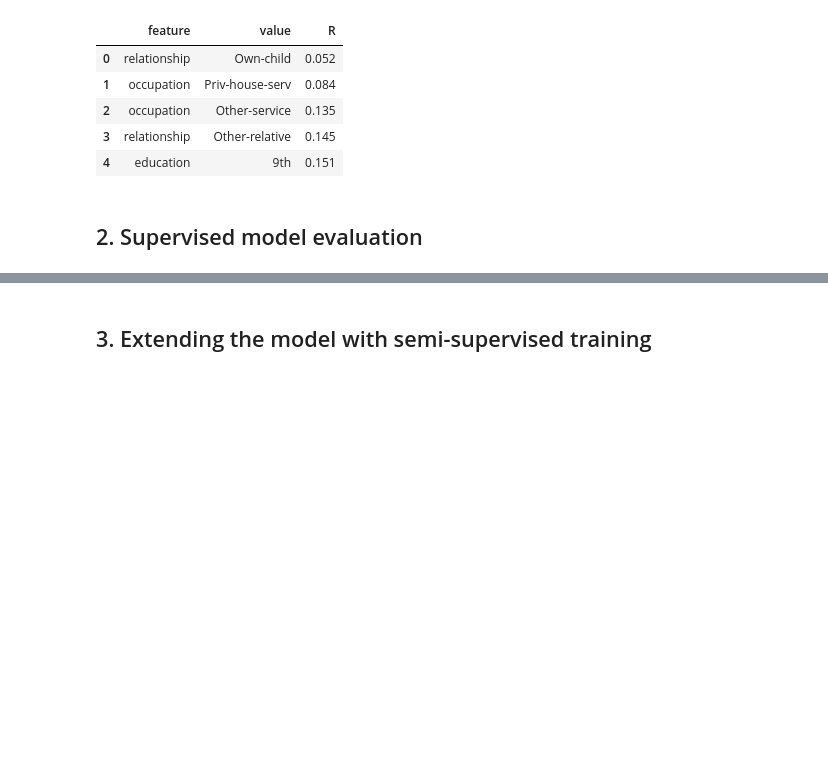
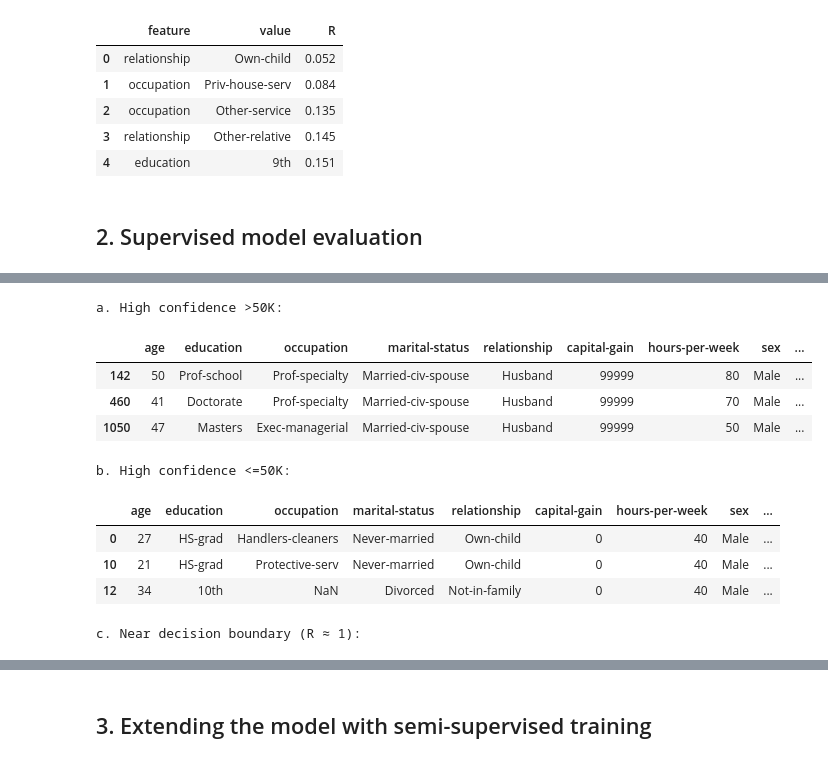
Before and after one commit to naynay-push-force/naive-bayes-classifier, a Jupyter notebook: nb_classif.ipynb, the cells around one changed output, grey strips where cells are left out. Saved outputs shown, nothing was run; the diff lists cells and outputs as text; code cells hidden in the pictures; blank space fills up the shorter version.

```diff
--- a/nb_classif.ipynb
+++ b/nb_classif.ipynb
@@ -305,0 +379,43 @@ Top 5 most predictive of <=50K (lowest R, i.e. strongly predicts low income):
+# %%
+# Q2.3: Confidence analysis using posterior ratio R = P(>50K|x) / P(<=50K|x)
+proba = model.predict_proba(X_test)
+R = proba[:, 1] / proba[:, 0]
+
+# Most interpretable features to display
+key_feats = ['age', 'education', 'occupation', 'marital-status',
+             'relationship', 'capital-gain', 'hours-per-week', 'sex']
+
+results = X_test[key_feats].copy()
+results['predicted'] = np.where(y_pred == 1, '>50K', '<=50K')
+results['actual']    = np.where(y_test.values == 1, '>50K', '<=50K')
+results['R']         = R.round(3)
+
+# a. Highest confidence >50K (largest R, among predicted >50K)
+high_pos = results[y_pred == 1].nlargest(3, 'R')
+
+# b. Highest confidence <=50K (smallest R, among predicted <=50K)
+high_neg = results[y_pred == 0].nsmallest(3, 'R')
+
+# c. Near decision boundary (R closest to 1)
+boundary = results.iloc[(np.abs(R - 1)).argsort()[:3]]
+
+print("a. High confidence >50K:")
+display(high_pos)
+
+print("\nb. High confidence <=50K:")
+display(high_neg)
+
+print("\nc. Near decision boundary (R ≈ 1):")
+display(boundary)
+# %% [output]
+a. High confidence >50K:
+|  | age | education | occupation | marital-status | relationship | capital-gain | hours-per-week | sex | ... |
+| 142 | 50 | Prof-school | Prof-specialty | Married-civ-spouse | Husband | 99999 | 80 | Male | ... |
+| 460 | 41 | Doctorate | Prof-specialty | Married-civ-spouse | Husband | 99999 | 70 | Male | ... |
+| 1050 | 47 | Masters | Exec-managerial | Married-civ-spouse | Husband | 99999 | 50 | Male | ... |
+b. High confidence <=50K:
+|  | age | education | occupation | marital-status | relationship | capital-gain | hours-per-week | sex | ... |
+| 0 | 27 | HS-grad | Handlers-cleaners | Never-married | Own-child | 0 | 40 | Male | ... |
+| 10 | 21 | HS-grad | Protective-serv | Never-married | Own-child | 0 | 40 | Male | ... |
+| 12 | 34 | 10th | NaN | Divorced | Not-in-family | 0 | 40 | Male | ... |
+c. Near decision boundary (R ≈ 1):
```
Also changed, not shown: parts of 7 cells of this notebook.
